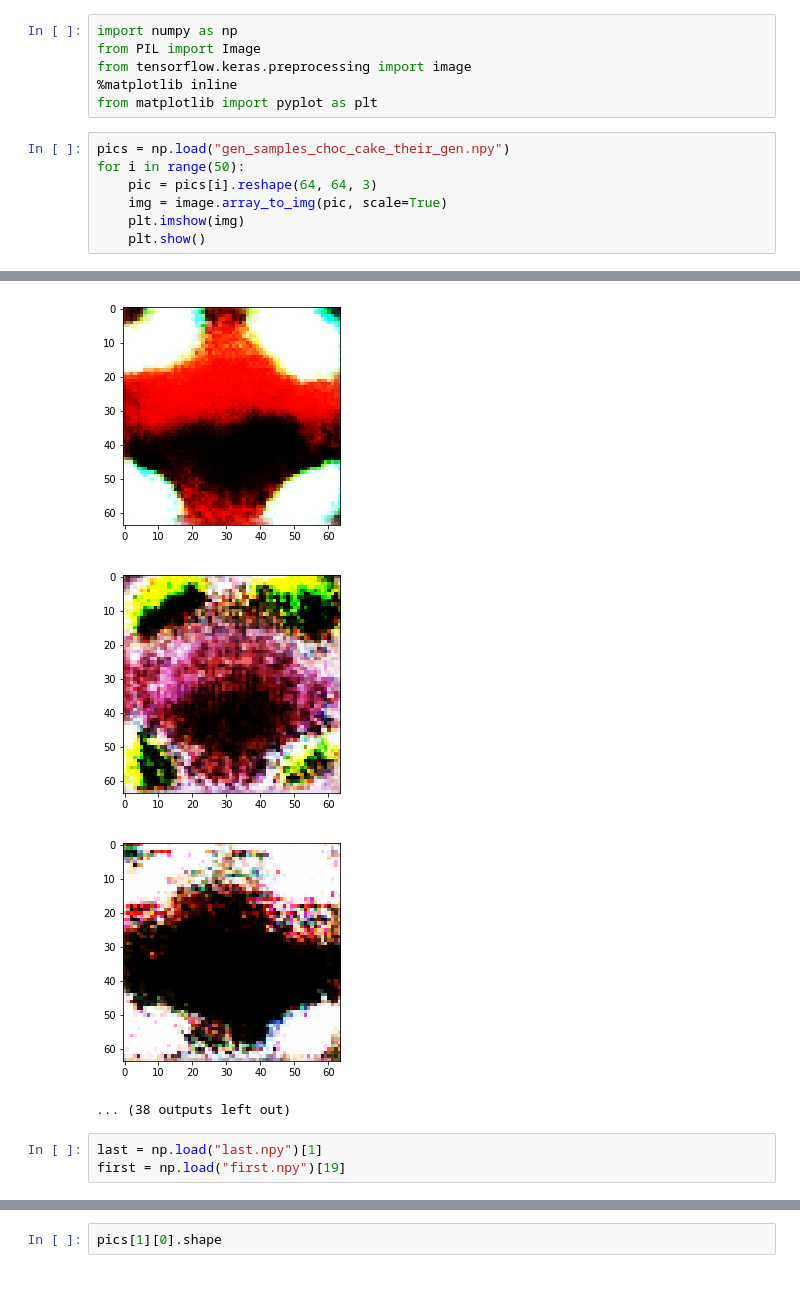
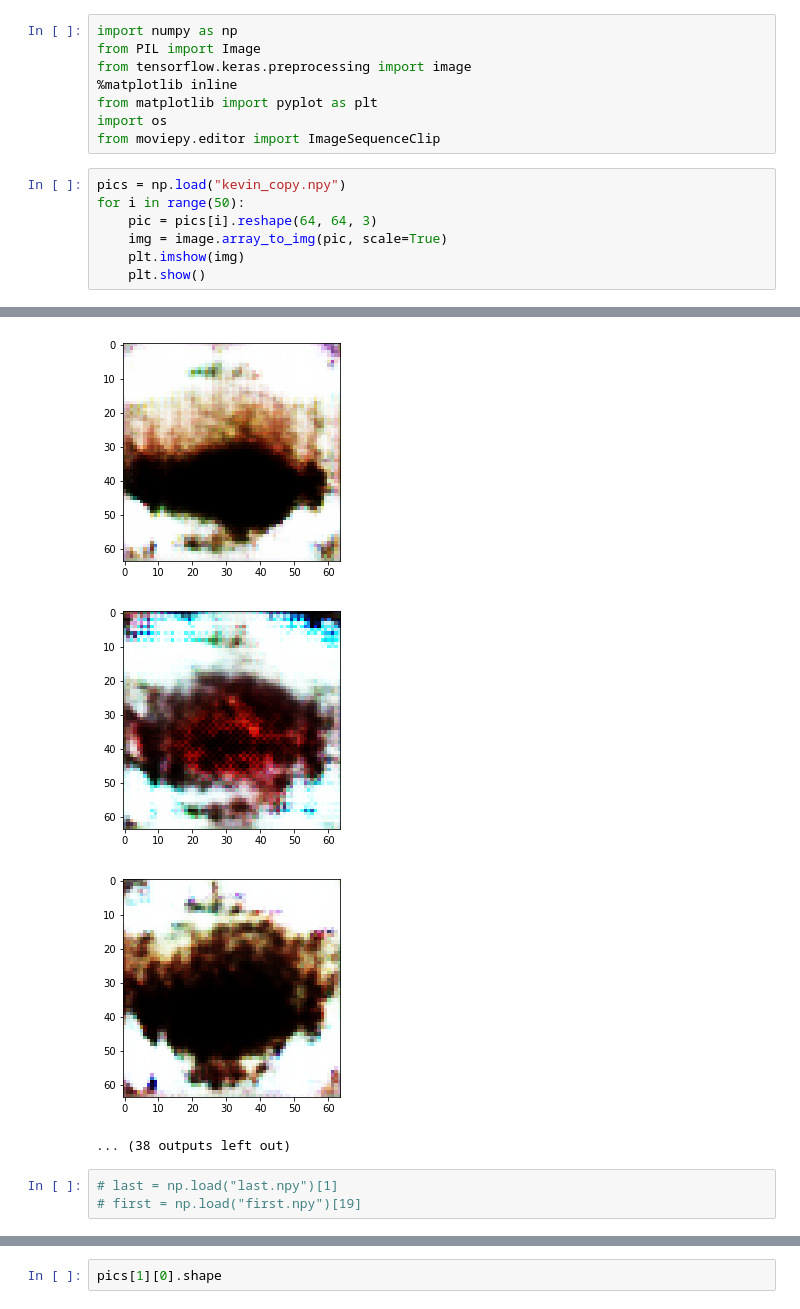
Before and after one commit to callaunchpad/GrubGen, a Jupyter notebook: src/python/model/SAGAN/Untitled.ipynb, the cells around one changed output, grey strips where cells are left out. Drawn from its saved outputs; the diff is of its cells as text.

```diff
--- a/src/python/model/SAGAN/Untitled.ipynb
+++ b/src/python/model/SAGAN/Untitled.ipynb
@@ -4,8 +4,10 @@ from PIL import Image
 from tensorflow.keras.preprocessing import image
 %matplotlib inline
 from matplotlib import pyplot as plt
+import os
+from moviepy.editor import ImageSequenceClip
 # %%
-pics = np.load("gen_samples_choc_cake_their_gen.npy")
+pics = np.load("kevin_copy.npy")
 for i in range(50):
     pic = pics[i].reshape(64, 64, 3)
     img = image.array_to_img(pic, scale=True)
@@ -24,8 +26,8 @@ for i in range(50):
-[figure, old version]
+[figure, new version]
-[figure, old version]
+[figure, new version]
-[figure, old version]
+[figure, new version]
 ... (38 outputs left out)
 # %%
-last = np.load("last.npy")[1]
-first = np.load("first.npy")[19]
+# last = np.load("last.npy")[1]
+# first = np.load("first.npy")[19]
 # %%
```
Also changed, not shown: parts of 13 cells of this notebook, 2 other files.
